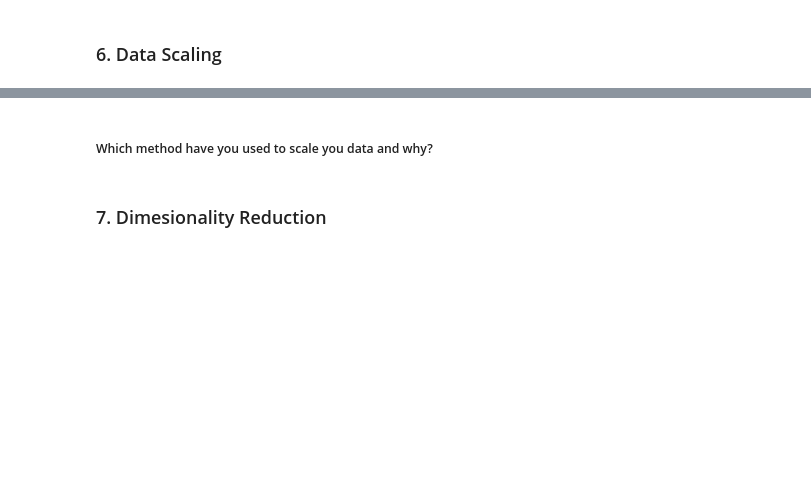
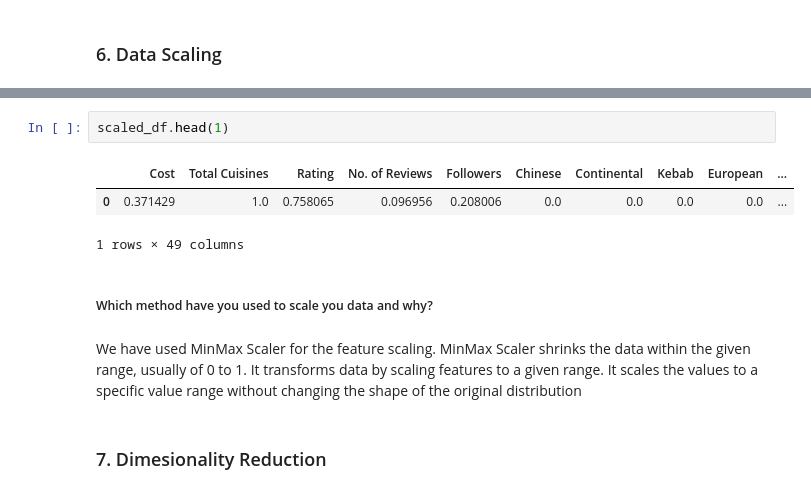
Before and after one commit to JNSDKV/Zomato_Restaurant_Clustering_And_Sentiment_Analysis, a Jupyter notebook: Zomato_Restaurant_Clustering_And_Sentiment_Analysis.ipynb, the cells around one changed output, grey strips where cells are left out. Saved outputs shown, nothing was run; the diff lists cells and outputs as text; blank space fills up the shorter version.

```diff
--- a/Zomato_Restaurant_Clustering_And_Sentiment_Analysis.ipynb
+++ b/Zomato_Restaurant_Clustering_And_Sentiment_Analysis.ipynb
@@ -1161,5 +1308,13 @@ Answer Here.
+# %%
+scaled_df.head(1)
+# %% [output]
+|  | Cost | Total Cuisines | Rating | No. of Reviews | Followers | Chinese | Continental | Kebab | European | ... |
+| 0 | 0.371429 | 1.0 | 0.758065 | 0.096956 | 0.208006 | 0.0 | 0.0 | 0.0 | 0.0 | ... |
+1 rows × 49 columns
 # %% [markdown]
 ##### Which method have you used to scale you data and why?
+# %% [markdown]
+We have used MinMax Scaler for the feature scaling. MinMax Scaler shrinks the data within the given range, usually of 0 to 1. It transforms data by scaling features to a given range. It scales the values to a specific value range without changing the shape of the original distribution
 # %% [markdown]
 ### 7. Dimesionality Reduction
 # %% [markdown]
```
Also changed, not shown: parts of 28 cells of this notebook.
